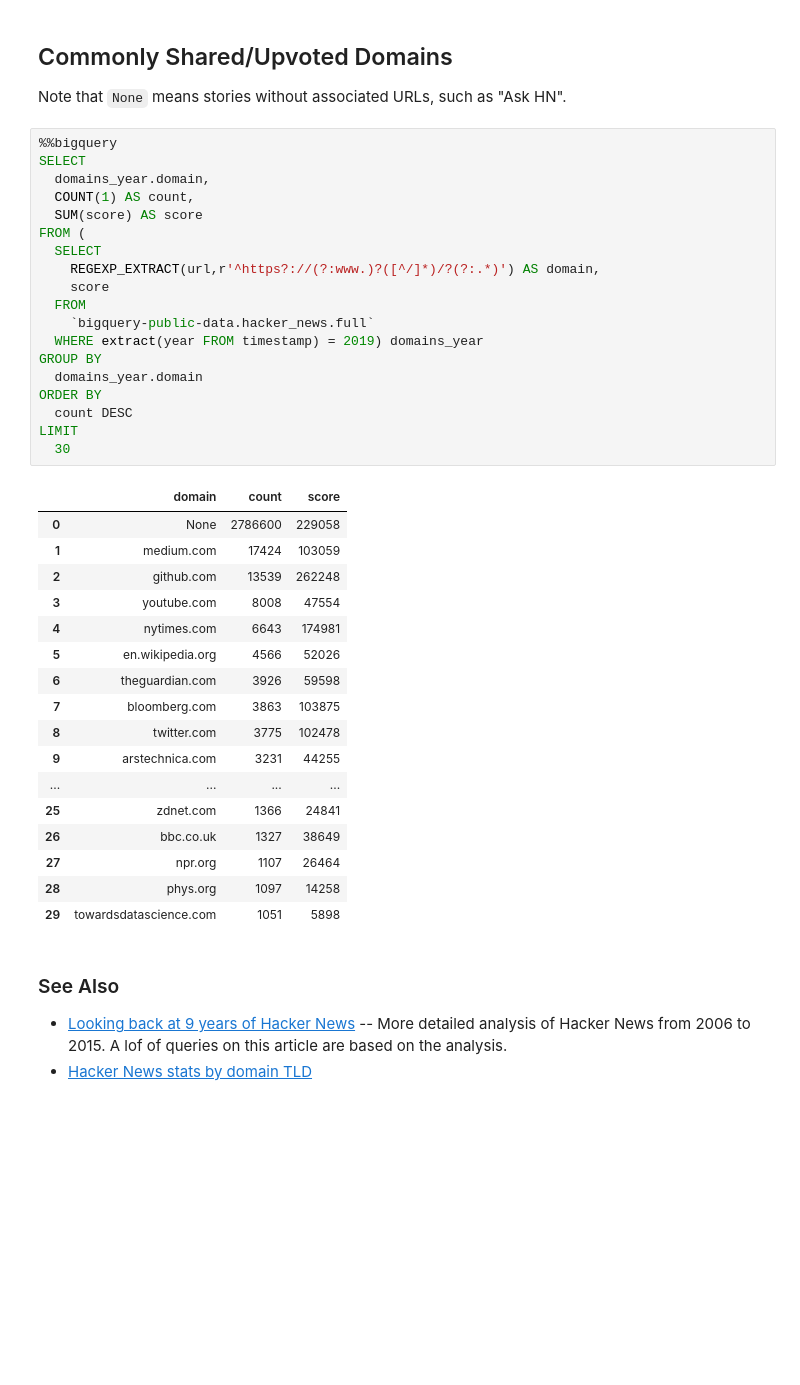
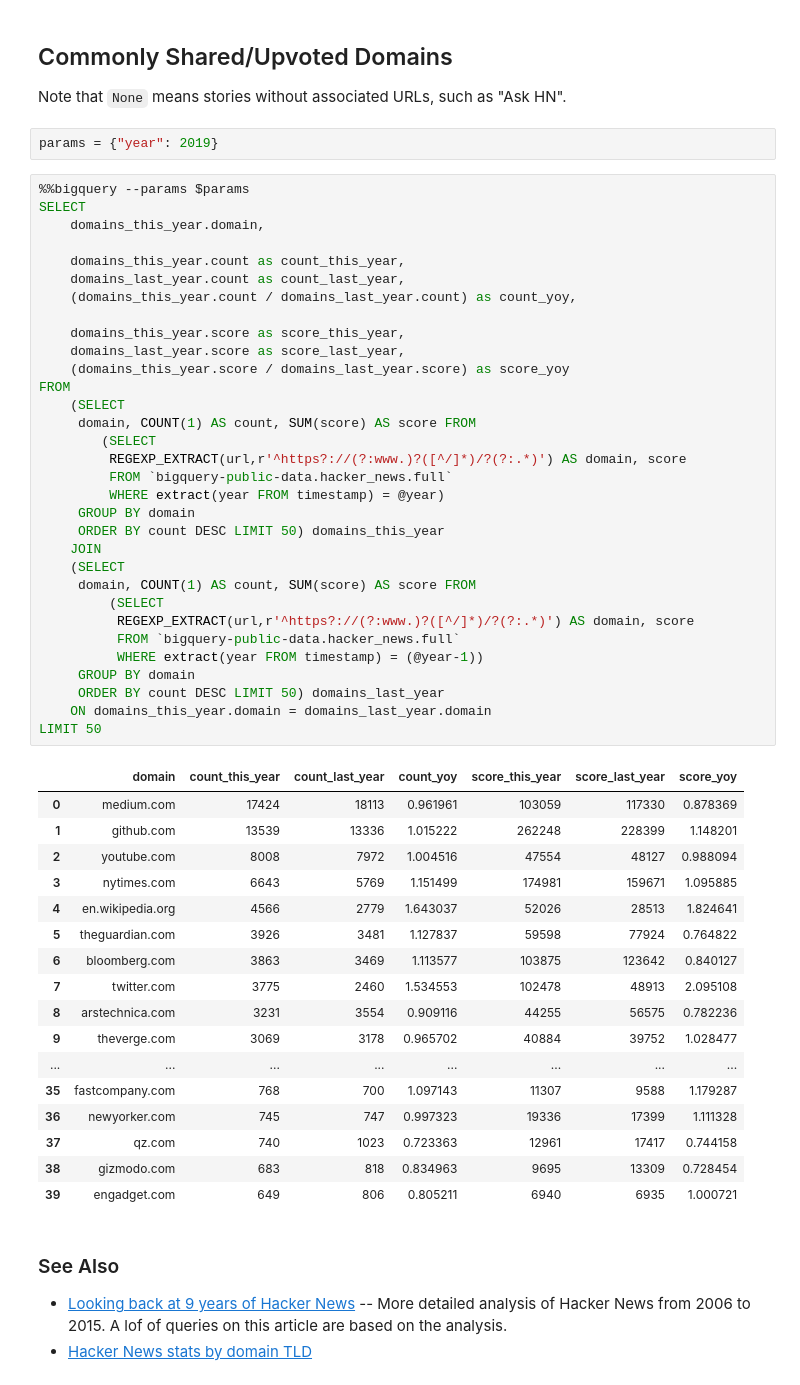
Before and after one commit to kzys/blog, a Jupyter notebook: en/nb/2020/hn-2019.ipynb, the cells around one changed output. Cells and saved outputs as stored; diff of their text form; blank space fills up the shorter version.

```diff
--- a/en/nb/2020/hn-2019.ipynb
+++ b/en/nb/2020/hn-2019.ipynb
@@ -47,43 +47,58 @@ ORDER BY score DESC LIMIT 30
 ## Commonly Shared/Upvoted Domains
 
 Note that `None` means stories without associated URLs, such as "Ask HN".
+# %%
+params = {"year": 2019}
 # %%
-%%bigquery
+%%bigquery --params $params
 SELECT
-  domains_year.domain,
-  COUNT(1) AS count,
-  SUM(score) AS score
-FROM (
-  SELECT
-    REGEXP_EXTRACT(url,r'^https?://(?:www.)?([^/]*)/?(?:.*)') AS domain,
-    score
-  FROM
-    `bigquery-public-data.hacker_news.full`
-  WHERE extract(year FROM timestamp) = 2019) domains_year
-GROUP BY
-  domains_year.domain
-ORDER BY
-  count DESC
-LIMIT
-  30
+    domains_this_year.domain,
+
+    domains_this_year.count as count_this_year,
+    domains_last_year.count as count_last_year,
+    (domains_this_year.count / domains_last_year.count) as count_yoy,
+
+    domains_this_year.score as score_this_year,
+    domains_last_year.score as score_last_year,
+    (domains_this_year.score / domains_last_year.score) as score_yoy
+FROM
+    (SELECT
+     domain, COUNT(1) AS count, SUM(score) AS score FROM
+        (SELECT
+         REGEXP_EXTRACT(url,r'^https?://(?:www.)?([^/]*)/?(?:.*)') AS domain, score
+         FROM `bigquery-public-data.hacker_news.full`
+         WHERE extract(year FROM timestamp) = @year)
+     GROUP BY domain
+     ORDER BY count DESC LIMIT 50) domains_this_year
+    JOIN
+    (SELECT
+     domain, COUNT(1) AS count, SUM(score) AS score FROM
+         (SELECT
+          REGEXP_EXTRACT(url,r'^https?://(?:www.)?([^/]*)/?(?:.*)') AS domain, score
+          FROM `bigquery-public-data.hacker_news.full`
+          WHERE extract(year FROM timestamp) = (@year-1))
+     GROUP BY domain
+     ORDER BY count DESC LIMIT 50) domains_last_year
+    ON domains_this_year.domain = domains_last_year.domain
+LIMIT 50
 # %% [output]
-|  | domain | count | score |
-| 0 | None | 2786600 | 229058 |
-| 1 | medium.com | 17424 | 103059 |
-| 2 | github.com | 13539 | 262248 |
-| 3 | youtube.com | 8008 | 47554 |
-| 4 | nytimes.com | 6643 | 174981 |
-| 5 | en.wikipedia.org | 4566 | 52026 |
-| 6 | theguardian.com | 3926 | 59598 |
-| 7 | bloomberg.com | 3863 | 103875 |
-| 8 | twitter.com | 3775 | 102478 |
-| 9 | arstechnica.com | 3231 | 44255 |
-| ... | ... | ... | ... |
-| 25 | zdnet.com | 1366 | 24841 |
-| 26 | bbc.co.uk | 1327 | 38649 |
-| 27 | npr.org | 1107 | 26464 |
-| 28 | phys.org | 1097 | 14258 |
-| 29 | towardsdatascience.com | 1051 | 5898 |
+|  | domain | count_this_year | count_last_year | count_yoy | score_this_year | score_last_year | score_yoy |
+| 0 | medium.com | 17424 | 18113 | 0.961961 | 103059 | 117330 | 0.878369 |
+| 1 | github.com | 13539 | 13336 | 1.015222 | 262248 | 228399 | 1.148201 |
+| 2 | youtube.com | 8008 | 7972 | 1.004516 | 47554 | 48127 | 0.988094 |
+| 3 | nytimes.com | 6643 | 5769 | 1.151499 | 174981 | 159671 | 1.095885 |
+| 4 | en.wikipedia.org | 4566 | 2779 | 1.643037 | 52026 | 28513 | 1.824641 |
+| 5 | theguardian.com | 3926 | 3481 | 1.127837 | 59598 | 77924 | 0.764822 |
+| 6 | bloomberg.com | 3863 | 3469 | 1.113577 | 103875 | 123642 | 0.840127 |
+| 7 | twitter.com | 3775 | 2460 | 1.534553 | 102478 | 48913 | 2.095108 |
+| 8 | arstechnica.com | 3231 | 3554 | 0.909116 | 44255 | 56575 | 0.782236 |
+| 9 | theverge.com | 3069 | 3178 | 0.965702 | 40884 | 39752 | 1.028477 |
+| ... | ... | ... | ... | ... | ... | ... | ... |
+| 35 | fastcompany.com | 768 | 700 | 1.097143 | 11307 | 9588 | 1.179287 |
+| 36 | newyorker.com | 745 | 747 | 0.997323 | 19336 | 17399 | 1.111328 |
+| 37 | qz.com | 740 | 1023 | 0.723363 | 12961 | 17417 | 0.744158 |
+| 38 | gizmodo.com | 683 | 818 | 0.834963 | 9695 | 13309 | 0.728454 |
+| 39 | engadget.com | 649 | 806 | 0.805211 | 6940 | 6935 | 1.000721 |
 # %% [markdown]
 ### See Also
 - [Looking back at 9 years of Hacker News](http://debarghyadas.com/writes/looking-back-at-9-years-of-hacker-news/) -- More detailed analysis of Hacker News from 2006 to 2015. A lof of queries on this article are based on the analysis.
```
